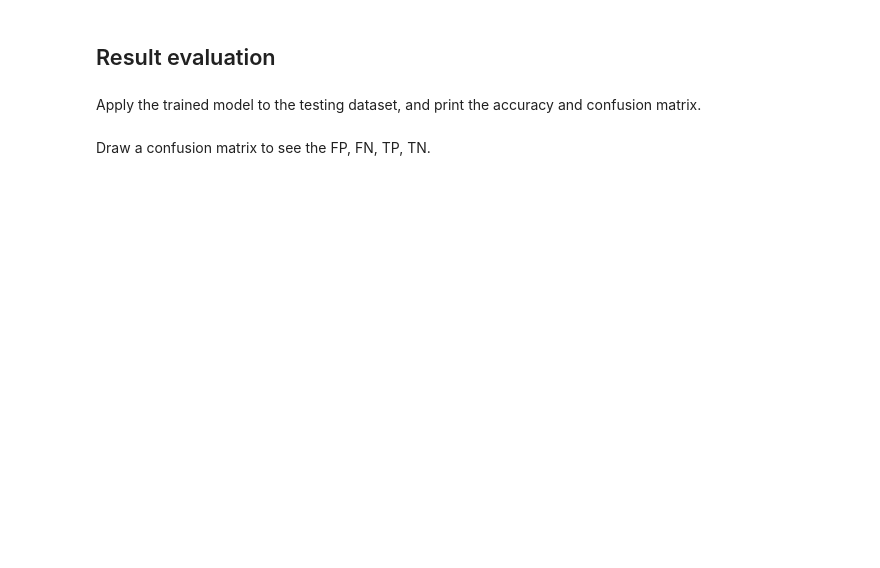
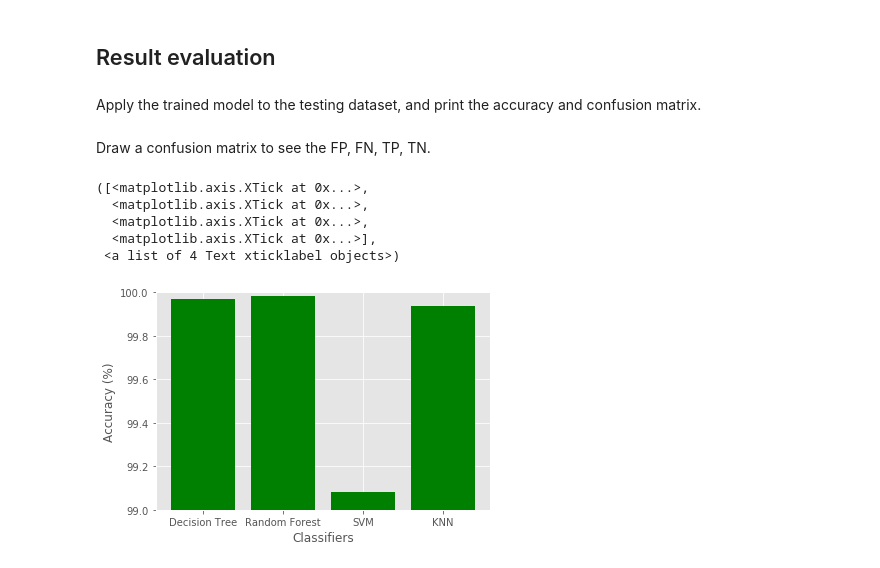
Before and after one commit to ohnoholly/Flow_Learning, a Jupyter notebook: Benchmark/KDD99_benchmark.ipynb, the cells around one changed output. Drawn from its saved outputs; the diff is of its cells as text; code cells hidden in the pictures; blank space fills up the shorter version.

Commit message:
Draw the figure for comparison

```diff
--- a/Benchmark/KDD99_benchmark.ipynb
+++ b/Benchmark/KDD99_benchmark.ipynb
@@ -105,2 +176,4 @@ clf.fit(train_x, train_y)
 # %%
 print(clf.feature_importances_)
+ac_RF = clf.score(test_x, test_y)
+print(ac_RF)
@@ -113,0 +207,3 @@ clf.fit(train_x, train_y)
+# %%
+ac_SVM = clf.score(test_x, test_y)
+print(ac_SVM)
@@ -113,0 +214,6 @@ clf.fit(train_x, train_y)
+# %%
+from sklearn.neighbors import KNeighborsClassifier
+start_time = time.time()
+clf = KNeighborsClassifier(n_neighbors=3)
+clf.fit(train_x, train_y)
+rtime_KNN = time.time() - start_time
@@ -113,0 +224,3 @@ clf.fit(train_x, train_y)
+# %%
+ac_KNN = clf.score(test_x, test_y)
+print(ac_KNN)
@@ -124,3 +239,22 @@ Draw a confusion matrix to see the FP, FN, TP, TN.
 # %%
 from sklearn.metrics import confusion_matrix
 print(confusion_matrix(prid, test_y))
+# %%
+accuracy = [ac_DT*100, ac_RF*100, ac_SVM*100, ac_KNN*100]
+classifier = ['Decision Tree', 'Random Forest', 'SVM', 'KNN']
+plot.style.use('ggplot')
+x_pos = [i for i, _ in enumerate(classifier)]
+low = min(accuracy)
+high = max(accuracy)
+plot.ylim([math.ceil(low-0.2*(high-low)), math.floor(high+0.1*(high-low))])
+plot.bar(x_pos, accuracy, color='green')
+plot.xlabel("Classifiers")
+plot.ylabel("Accuracy (%)")
+plot.xticks(x_pos, classifier)
+# %% [output]
+([<matplotlib.axis.XTick at 0x...>,
+  <matplotlib.axis.XTick at 0x...>,
+  <matplotlib.axis.XTick at 0x...>,
+  <matplotlib.axis.XTick at 0x...>],
+ <a list of 4 Text xticklabel objects>)
+[figure, added]
```
Also changed, not shown: parts of 16 cells of this notebook, 1 other file.
